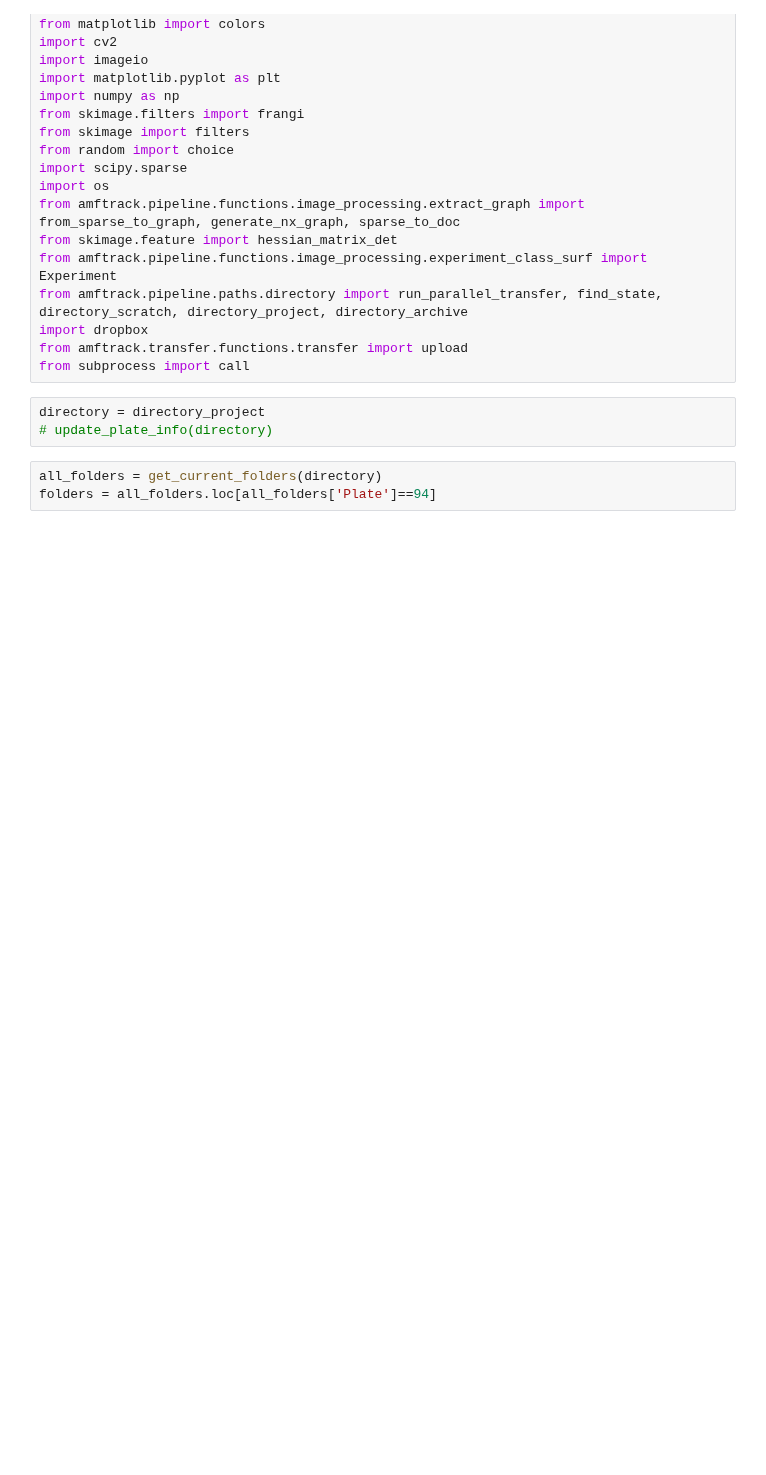
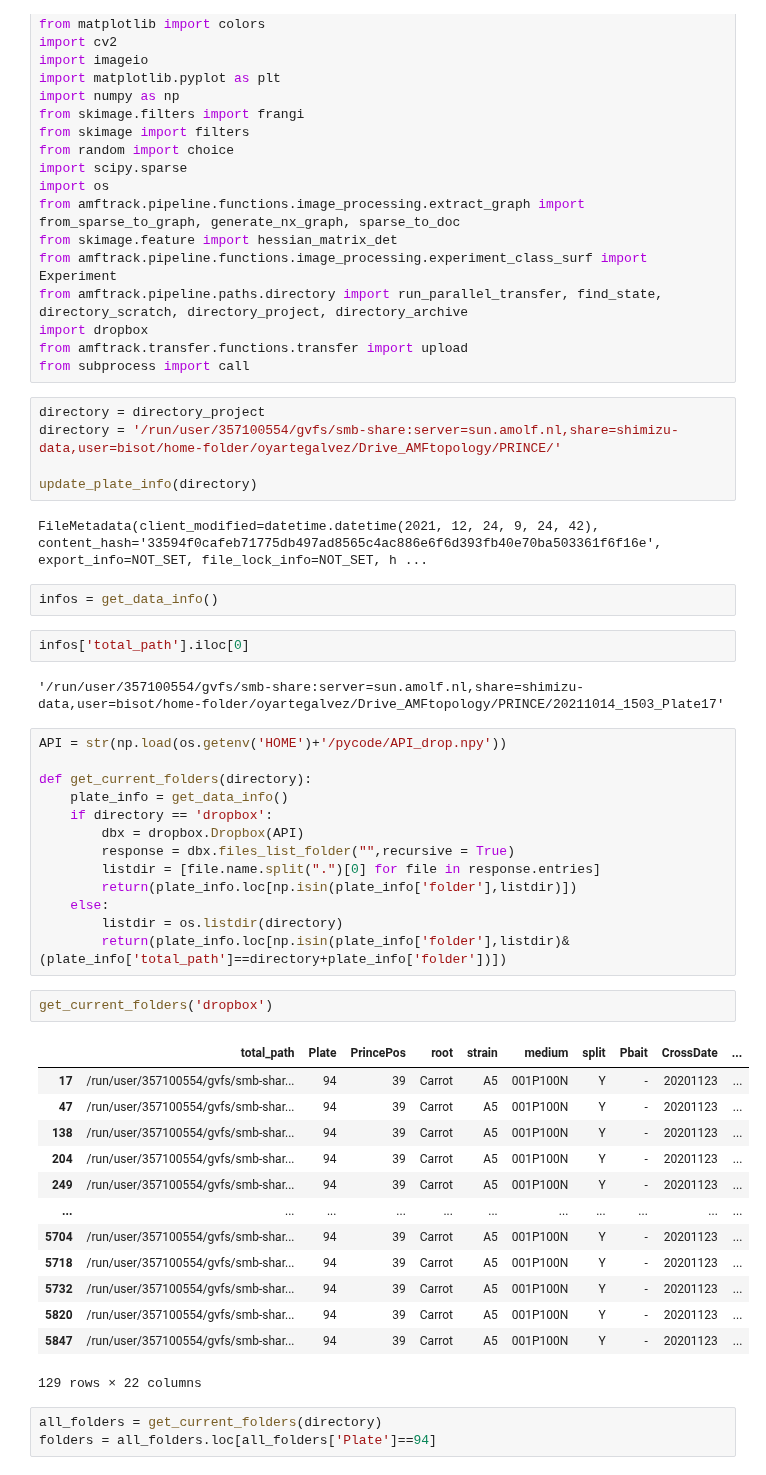
Before and after one commit to Cocopyth/AMFtrack, a Jupyter notebook: amftrack/transfer/dev/dropbox.ipynb, the cells around one changed output. Cells and saved outputs as stored; diff of their text form; blank space fills up the shorter version.

Commit message:
adapted structure for communication from amolf computer

```diff
--- a/amftrack/transfer/dev/dropbox.ipynb
+++ b/amftrack/transfer/dev/dropbox.ipynb
@@ -36,9 +36,48 @@ from amftrack.pipeline.paths.directory import run_parallel_transfer, find_state,
 import dropbox
 from amftrack.transfer.functions.transfer import upload
 from subprocess import call
-# %%
-directory = directory_project
-# update_plate_info(directory)
+# %%
+directory = directory_project
+directory = '/run/user/357100554/gvfs/smb-share:server=sun.amolf.nl,share=shimizu-data,user=bisot/home-folder/oyartegalvez/Drive_AMFtopology/PRINCE/'
+
+update_plate_info(directory)
+# %% [output]
+FileMetadata(client_modified=datetime.datetime(2021, 12, 24, 9, 24, 42), content_hash='33594f0cafeb71775db497ad8565c4ac886e6f6d393fb40e70ba503361f6f16e', export_info=NOT_SET, file_lock_info=NOT_SET, h ...
+# %%
+infos = get_data_info()
+# %%
+infos['total_path'].iloc[0]
+# %% [output]
+'/run/user/357100554/gvfs/smb-share:server=sun.amolf.nl,share=shimizu-data,user=bisot/home-folder/oyartegalvez/Drive_AMFtopology/PRINCE/20211014_1503_Plate17'
+# %%
+API = str(np.load(os.getenv('HOME')+'/pycode/API_drop.npy'))
+
+def get_current_folders(directory):
+    plate_info = get_data_info()
+    if directory == 'dropbox':
+        dbx = dropbox.Dropbox(API)
+        response = dbx.files_list_folder("",recursive = True)
+        listdir = [file.name.split(".")[0] for file in response.entries]
+        return(plate_info.loc[np.isin(plate_info['folder'],listdir)])
+    else:
+        listdir = os.listdir(directory)
+        return(plate_info.loc[np.isin(plate_info['folder'],listdir)&(plate_info['total_path']==directory+plate_info['folder'])])
+# %%
+get_current_folders('dropbox')
+# %% [output]
+|  | total_path | Plate | PrincePos | root | strain | medium | split | Pbait | CrossDate | ... |
+| 17 | /run/user/357100554/gvfs/smb-shar... | 94 | 39 | Carrot | A5 | 001P100N | Y | - | 20201123 | ... |
+| 47 | /run/user/357100554/gvfs/smb-shar... | 94 | 39 | Carrot | A5 | 001P100N | Y | - | 20201123 | ... |
+| 138 | /run/user/357100554/gvfs/smb-shar... | 94 | 39 | Carrot | A5 | 001P100N | Y | - | 20201123 | ... |
+| 204 | /run/user/357100554/gvfs/smb-shar... | 94 | 39 | Carrot | A5 | 001P100N | Y | - | 20201123 | ... |
+| 249 | /run/user/357100554/gvfs/smb-shar... | 94 | 39 | Carrot | A5 | 001P100N | Y | - | 20201123 | ... |
+| ... | ... | ... | ... | ... | ... | ... | ... | ... | ... | ... |
+| 5704 | /run/user/357100554/gvfs/smb-shar... | 94 | 39 | Carrot | A5 | 001P100N | Y | - | 20201123 | ... |
+| 5718 | /run/user/357100554/gvfs/smb-shar... | 94 | 39 | Carrot | A5 | 001P100N | Y | - | 20201123 | ... |
+| 5732 | /run/user/357100554/gvfs/smb-shar... | 94 | 39 | Carrot | A5 | 001P100N | Y | - | 20201123 | ... |
+| 5820 | /run/user/357100554/gvfs/smb-shar... | 94 | 39 | Carrot | A5 | 001P100N | Y | - | 20201123 | ... |
+| 5847 | /run/user/357100554/gvfs/smb-shar... | 94 | 39 | Carrot | A5 | 001P100N | Y | - | 20201123 | ... |
+129 rows × 22 columns
 # %%
 all_folders = get_current_folders(directory)
 folders = all_folders.loc[all_folders['Plate']==94]
```
Also changed, not shown: 4 other files.
